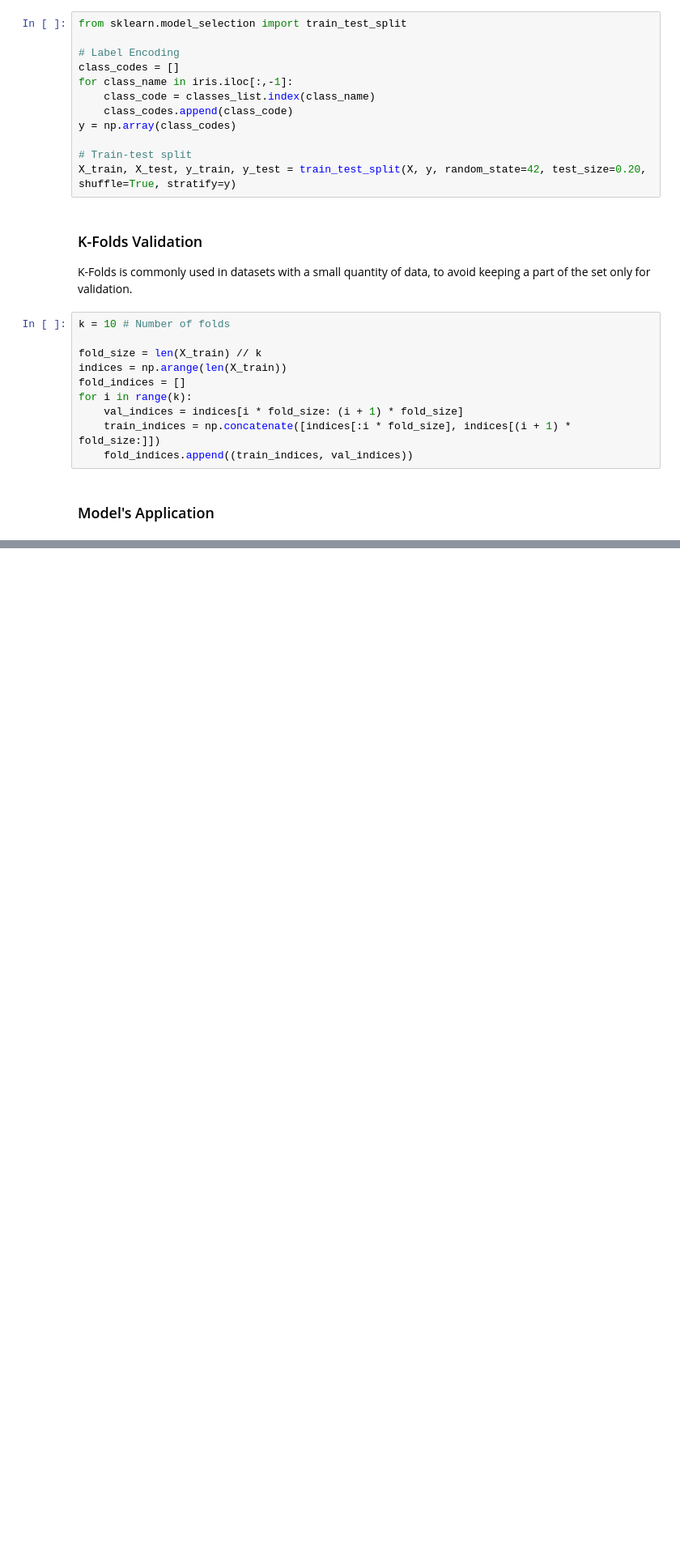
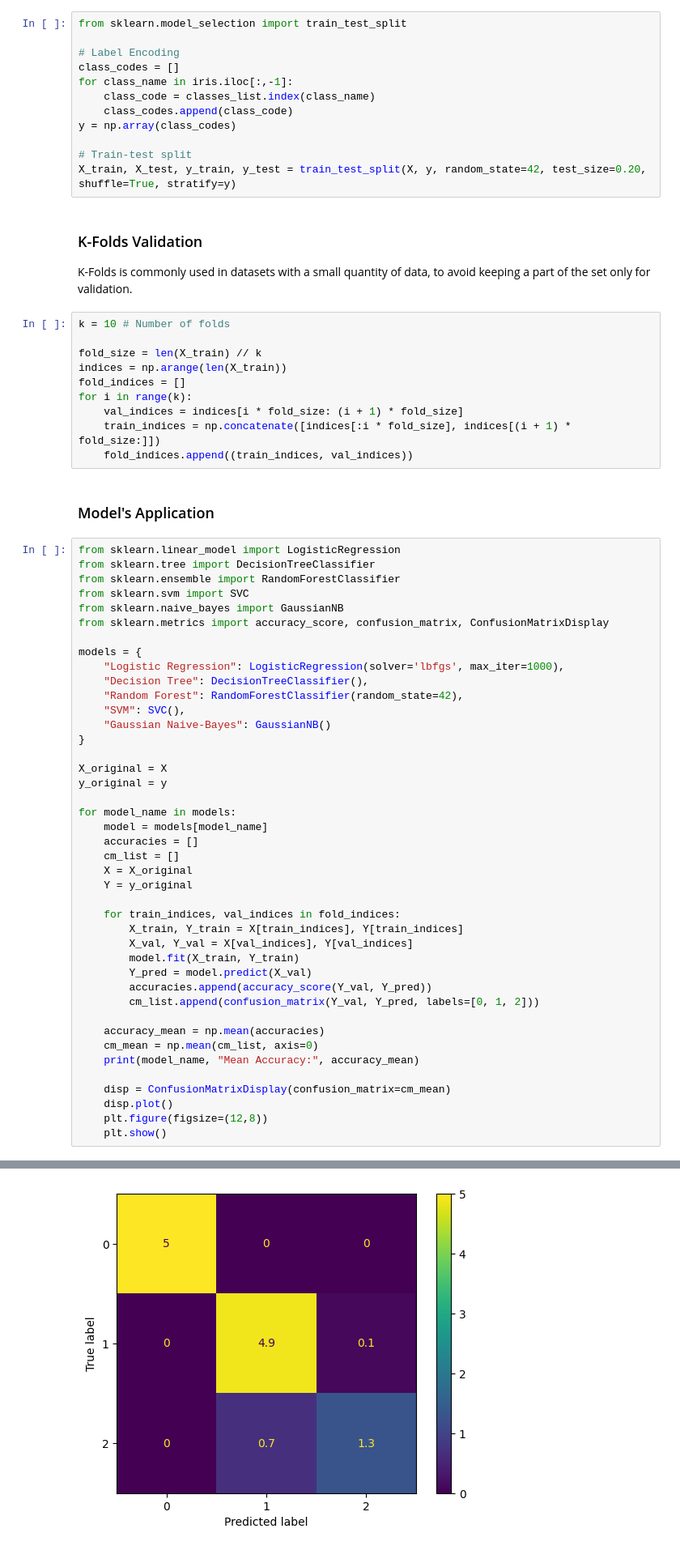
Before and after one commit to davidterroso/IrisClassifcation, a Jupyter notebook: IrisClassification.ipynb, the cells around one changed output, grey strips where cells are left out. Shown at 81% size. Saved outputs shown, nothing was run; the diff lists cells and outputs as text; blank space fills up the shorter version.

Commit message:
testing some models

```diff
--- a/IrisClassification.ipynb
+++ b/IrisClassification.ipynb
@@ -81,3 +81,46 @@ for i in range(k):
     fold_indices.append((train_indices, val_indices))
 # %% [markdown]
 ### Model's Application
+# %%
+from sklearn.linear_model import LogisticRegression
+from sklearn.tree import DecisionTreeClassifier
+from sklearn.ensemble import RandomForestClassifier
+from sklearn.svm import SVC
+from sklearn.naive_bayes import GaussianNB
+from sklearn.metrics import accuracy_score, confusion_matrix, ConfusionMatrixDisplay
+
+models = {
+    "Logistic Regression": LogisticRegression(solver='lbfgs', max_iter=1000),
+    "Decision Tree": DecisionTreeClassifier(),
+    "Random Forest": RandomForestClassifier(random_state=42),
+    "SVM": SVC(),
+    "Gaussian Naive-Bayes": GaussianNB()
+}
+
+X_original = X
+y_original = y
+
+for model_name in models:
+    model = models[model_name]
+    accuracies = []
+    cm_list = []
+    X = X_original
+    Y = y_original
+
+    for train_indices, val_indices in fold_indices:
+        X_train, Y_train = X[train_indices], Y[train_indices]
+        X_val, Y_val = X[val_indices], Y[val_indices]
+        model.fit(X_train, Y_train)
+        Y_pred = model.predict(X_val)
+        accuracies.append(accuracy_score(Y_val, Y_pred))
+        cm_list.append(confusion_matrix(Y_val, Y_pred, labels=[0, 1, 2]))
+
+    accuracy_mean = np.mean(accuracies)
+    cm_mean = np.mean(cm_list, axis=0)
+    print(model_name, "Mean Accuracy:", accuracy_mean)
+
+    disp = ConfusionMatrixDisplay(confusion_matrix=cm_mean)
+    disp.plot()
+    plt.figure(figsize=(12,8))
+    plt.show()
+# %% [output]
@@ -83,0 +128 @@ for i in range(k):
+[figure, added]
```
Also changed, not shown: parts of 1 cell of this notebook.
